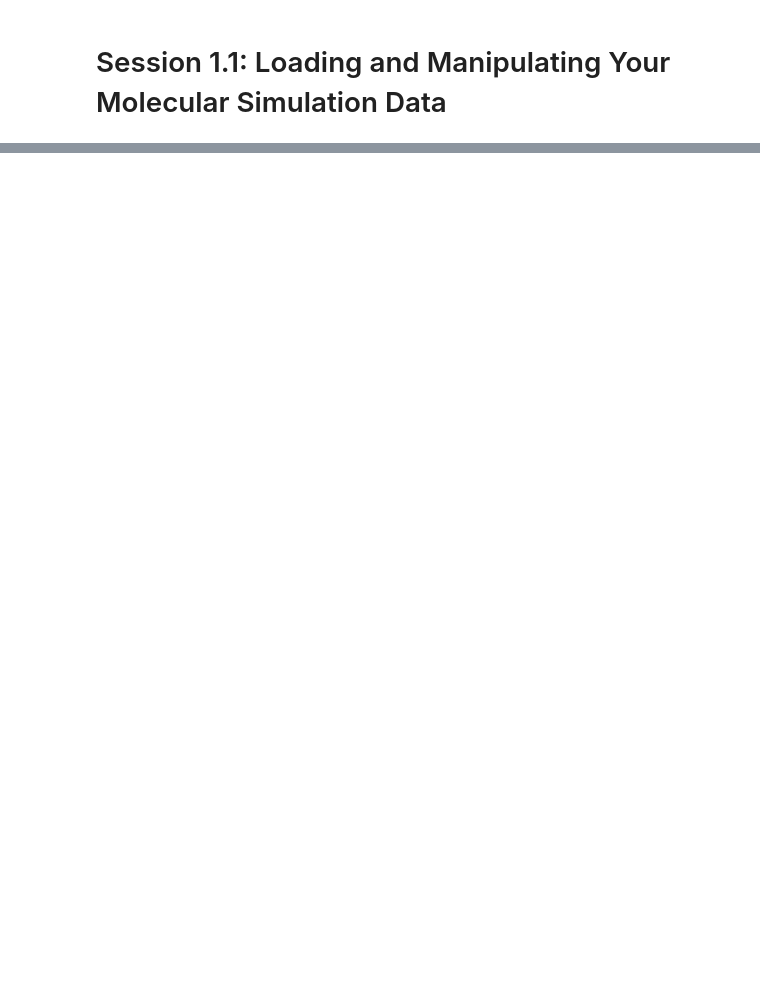
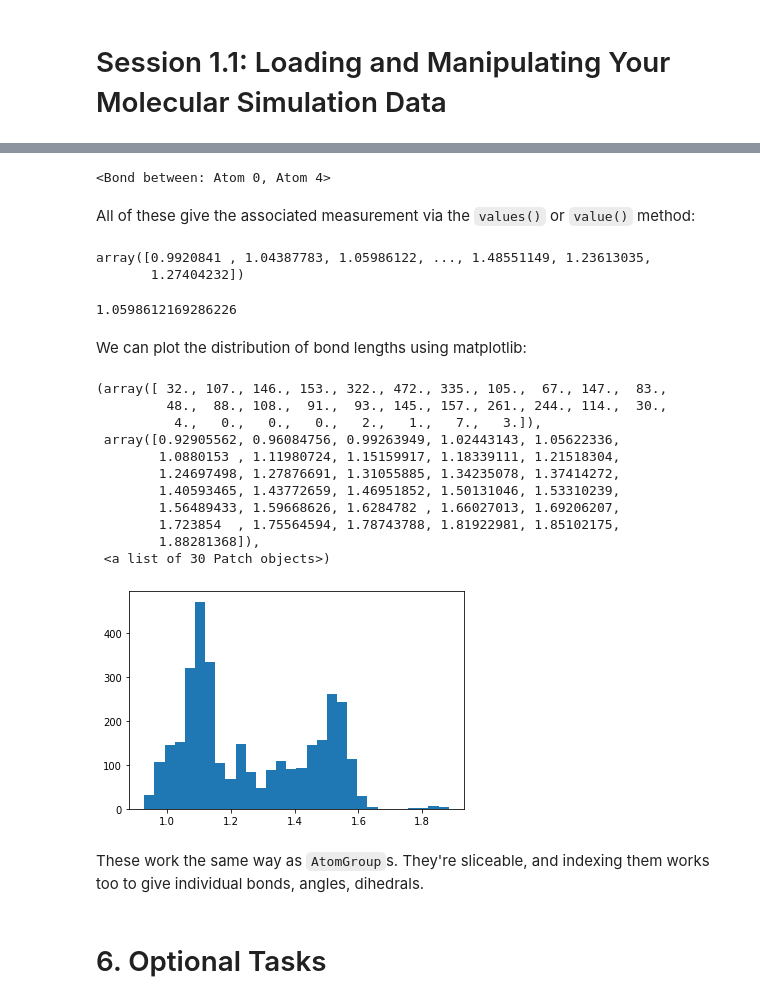
Before and after one commit to MDAnalysis/WorkshopMDMLEdinburgh2022, a Jupyter notebook: MD/MD_01_System_Manipulation.ipynb, the cells around one changed output, grey strips where cells are left out. Saved outputs shown, nothing was run; the diff lists cells and outputs as text; code cells hidden in the pictures; blank space fills up the shorter version.

```diff
--- a/MD/MD_01_System_Manipulation.ipynb
+++ b/MD/MD_01_System_Manipulation.ipynb
@@ -26,0 +228,3 @@ Email: richardjgowers@gmail.com
+# %%
+u = mda.Universe(PSF, DCD)
+u.atoms[[1, 4, 5 , 0]]
@@ -26,0 +592,39 @@ Email: richardjgowers@gmail.com
+# %%
+u.bonds[3]
+# %% [output]
+<Bond between: Atom 0, Atom 4>
+# %% [markdown]
+All of these give the associated measurement via the `values()` or `value()` method:
+# %%
+u.atoms.bonds.values()
+# %% [output]
+array([0.9920841 , 1.04387783, 1.05986122, ..., 1.48551149, 1.23613035,
+       1.27404232])
+# %%
+u.bonds[2].value()
+# %% [output]
+1.0598612169286226
+# %% [markdown]
+We can plot the distribution of bond lengths using matplotlib:
+# %%
+import matplotlib.pyplot as plt
+%matplotlib inline
+
+plt.hist(u.bonds.values(), bins=30)
+# %% [output]
+(array([ 32., 107., 146., 153., 322., 472., 335., 105.,  67., 147.,  83.,
+         48.,  88., 108.,  91.,  93., 145., 157., 261., 244., 114.,  30.,
+          4.,   0.,   0.,   0.,   2.,   1.,   7.,   3.]),
+ array([0.92905562, 0.96084756, 0.99263949, 1.02443143, 1.05622336,
+        1.0880153 , 1.11980724, 1.15159917, 1.18339111, 1.21518304,
+        1.24697498, 1.27876691, 1.31055885, 1.34235078, 1.37414272,
+        1.40593465, 1.43772659, 1.46951852, 1.50131046, 1.53310239,
+        1.56489433, 1.59668626, 1.6284782 , 1.66027013, 1.69206207,
+        1.723854  , 1.75564594, 1.78743788, 1.81922981, 1.85102175,
+        1.88281368]),
+ <a list of 30 Patch objects>)
+[figure, added]
+# %% [markdown]
+These work the same way as `AtomGroup`s. They're sliceable, and indexing them works too to give individual bonds, angles, dihedrals.
+# %% [markdown]
+# 6. Optional Tasks
```
Also changed, not shown: parts of 136 cells of this notebook.
